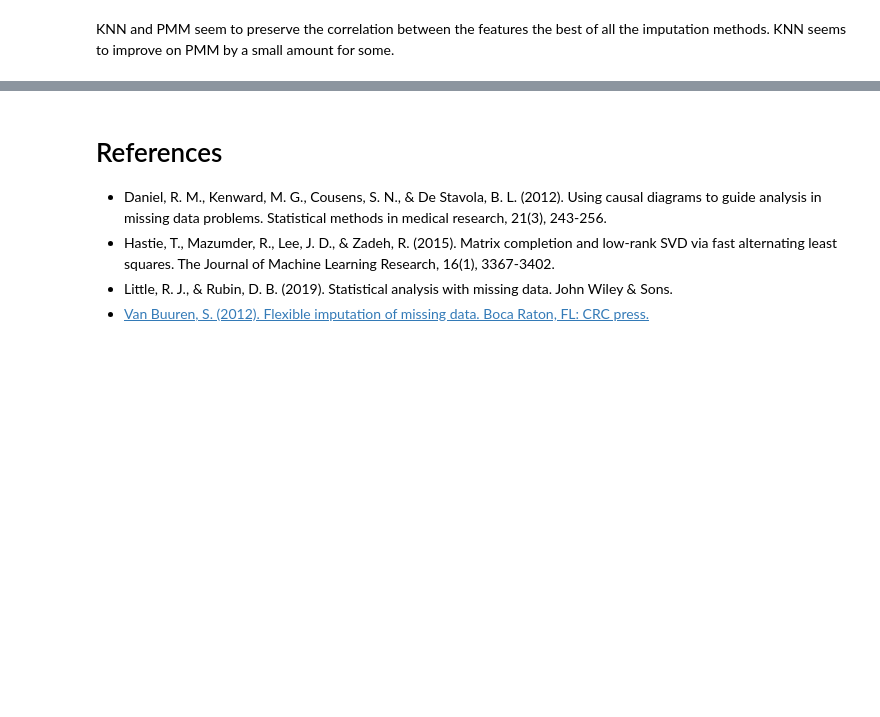
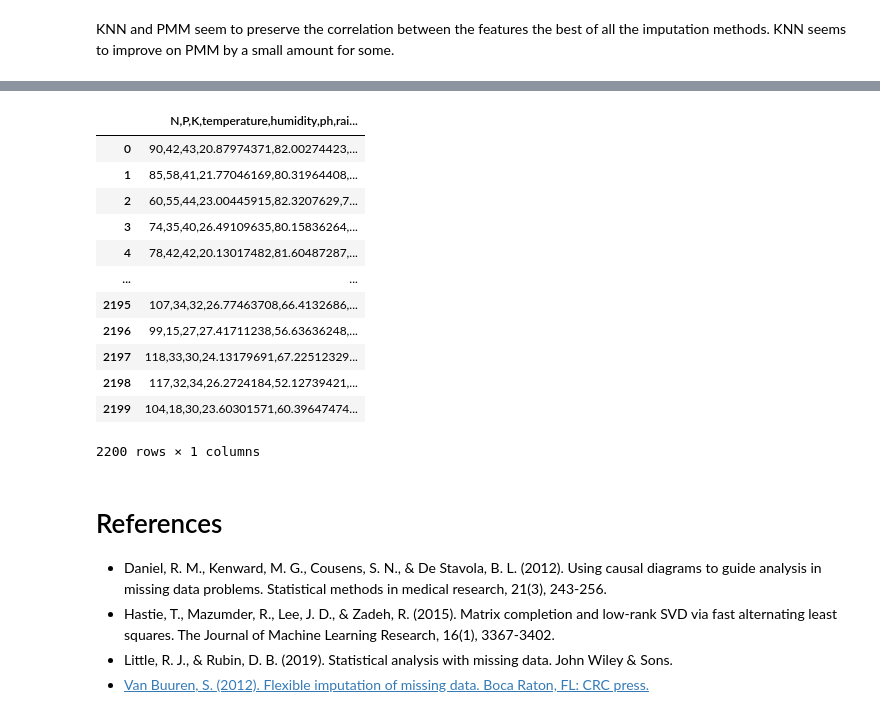
Before and after one commit to liv-fing/de300-2026wi-fingerson, a Jupyter notebook: class_notebooks/03-missing-data-class.ipynb, the cells around one changed output, grey strips where cells are left out. Saved outputs shown, nothing was run; the diff lists cells and outputs as text; code cells hidden in the pictures; blank space fills up the shorter version.

```diff
--- a/class_notebooks/03-missing-data-class.ipynb
+++ b/class_notebooks/03-missing-data-class.ipynb
@@ -503,0 +511,19 @@ KNN and PMM seem to preserve the correlation between the features the best of al
+# %%
+import pandas as pd
+crop = pd.read_csv('https://raw.githubusercontent.com/mosesyhc/de300-2026wi/refs/heads/main/datasets/crop_recommendation.csv')
+# %%
+crop
+# %% [output]
+|  | N,P,K,temperature,humidity,ph,rai... |
+| 0 | 90,42,43,20.87974371,82.00274423,... |
+| 1 | 85,58,41,21.77046169,80.31964408,... |
+| 2 | 60,55,44,23.00445915,82.3207629,7... |
+| 3 | 74,35,40,26.49109635,80.15836264,... |
+| 4 | 78,42,42,20.13017482,81.60487287,... |
+| ... | ... |
+| 2195 | 107,34,32,26.77463708,66.4132686,... |
+| 2196 | 99,15,27,27.41711238,56.63636248,... |
+| 2197 | 118,33,30,24.13179691,67.22512329... |
+| 2198 | 117,32,34,26.2724184,52.12739421,... |
+| 2199 | 104,18,30,23.60301571,60.39647474... |
+2200 rows × 1 columns
```
Also changed, not shown: parts of 6 cells of this notebook, 8 other files.
